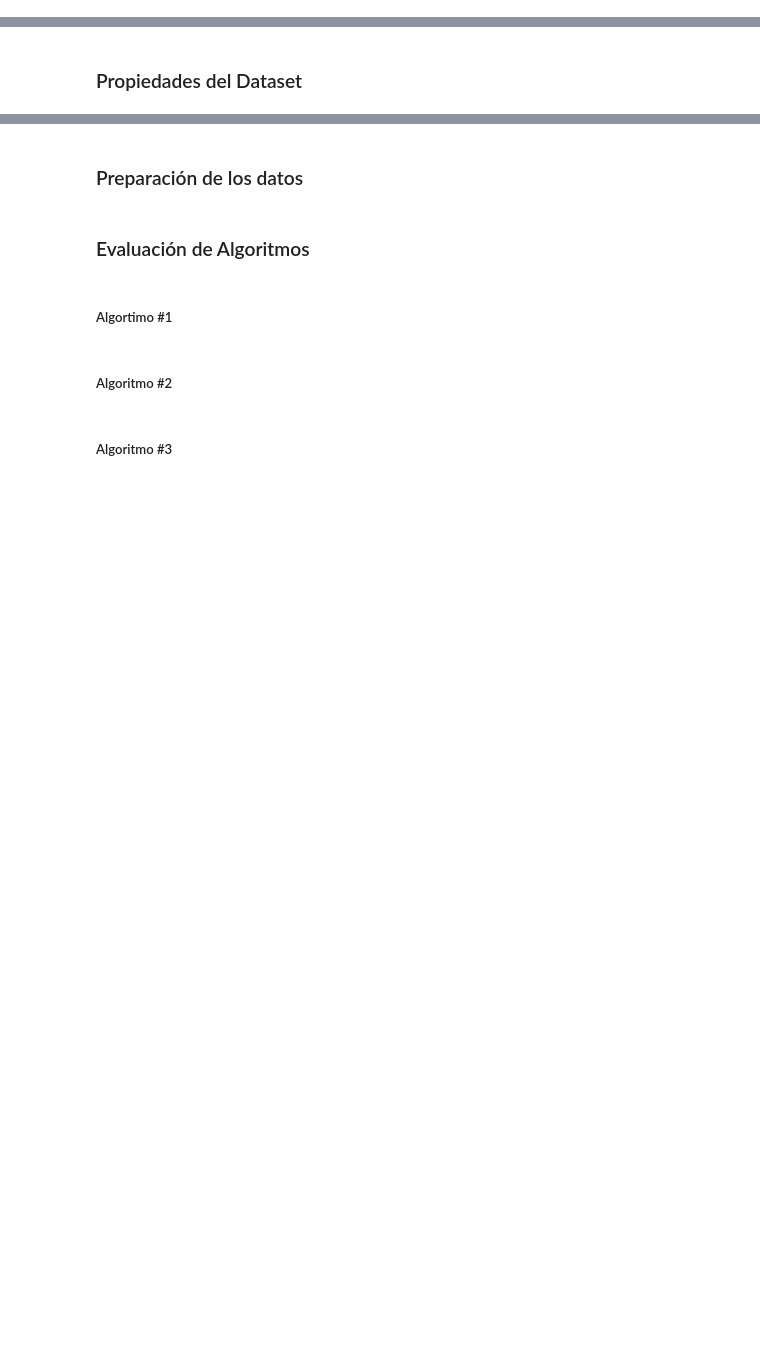
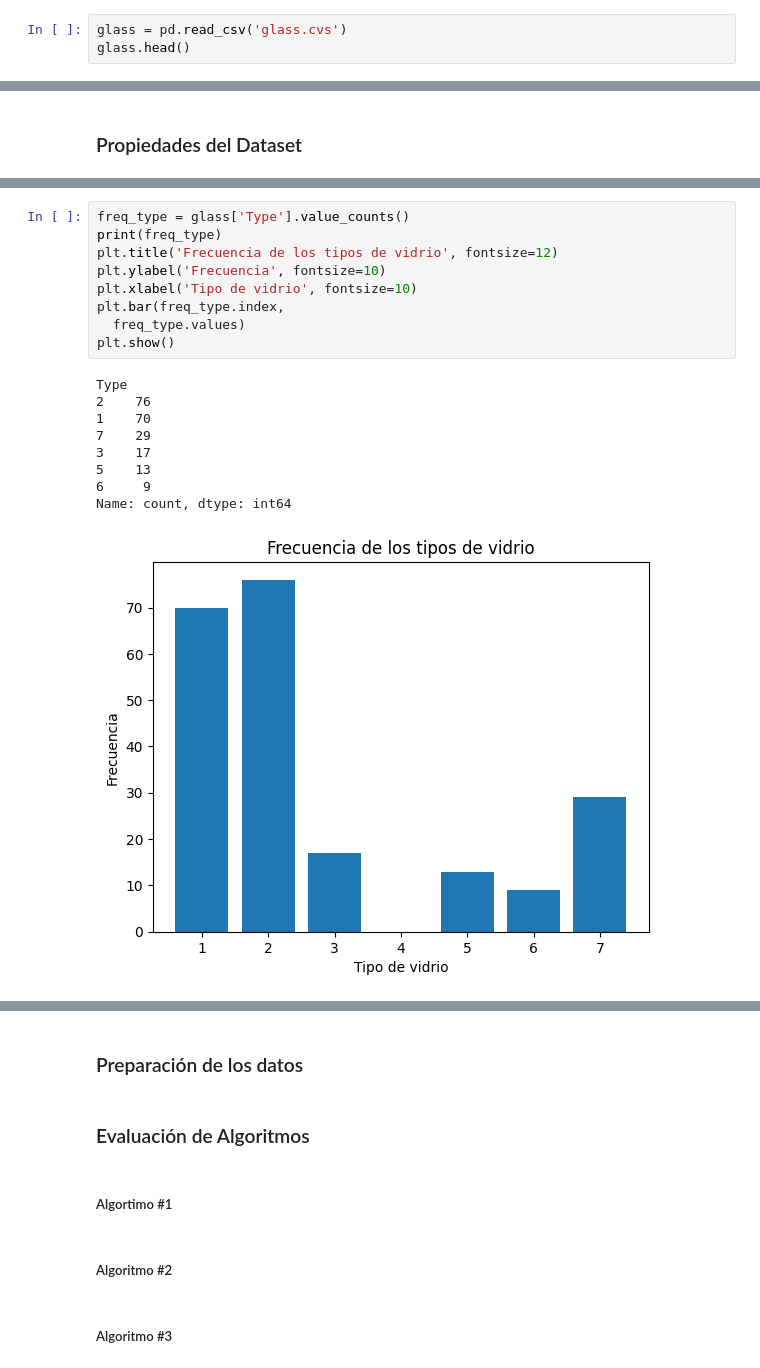
Before and after one commit to sva-alt/los-artificios-glass-dataset, a Jupyter notebook: glass.ipynb, the cells around one changed output, grey strips where cells are left out. Drawn from its saved outputs; the diff is of its cells as text; blank space fills up the shorter version.

```diff
--- a/glass.ipynb
+++ b/glass.ipynb
@@ -7,3 +8,6 @@
 import numpy as np
 import pandas as pd
 import matplotlib.pyplot as plt
+# %%
+glass = pd.read_csv('glass.cvs')
+glass.head()
@@ -14,0 +63,19 @@ import matplotlib.pyplot as plt
+# %%
+freq_type = glass['Type'].value_counts()
+print(freq_type)
+plt.title('Frecuencia de los tipos de vidrio', fontsize=12)
+plt.ylabel('Frecuencia', fontsize=10)
+plt.xlabel('Tipo de vidrio', fontsize=10)
+plt.bar(freq_type.index,
+  freq_type.values)
+plt.show()
+# %% [output]
+Type
+2    76
+1    70
+7    29
+3    17
+5    13
+6     9
+Name: count, dtype: int64
+[figure, added]
```
Also changed, not shown: parts of 7 cells of this notebook.
